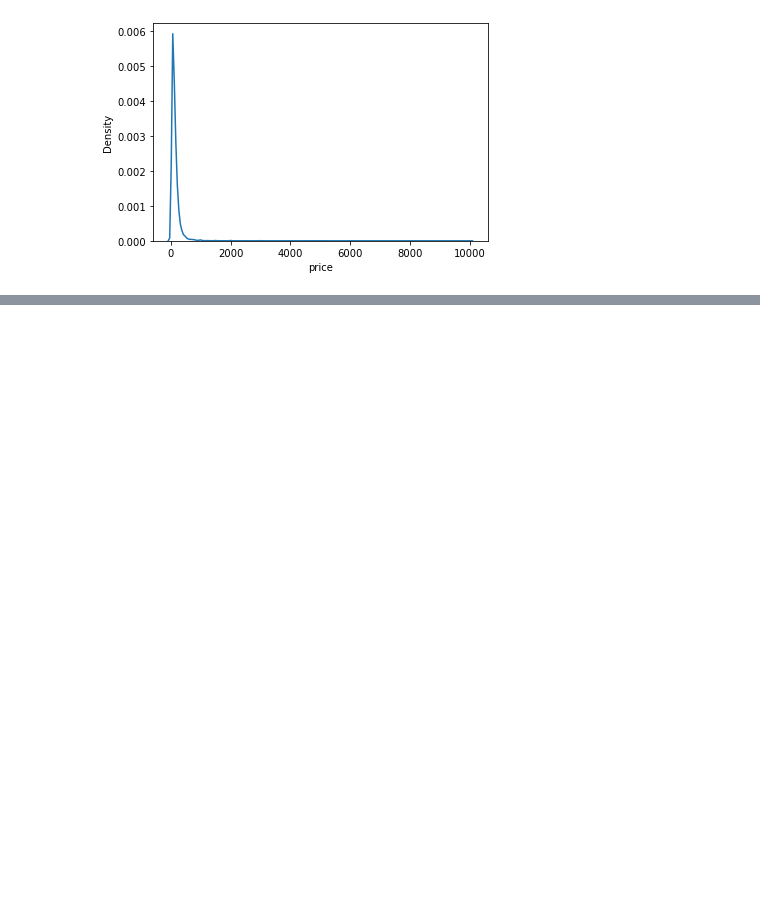
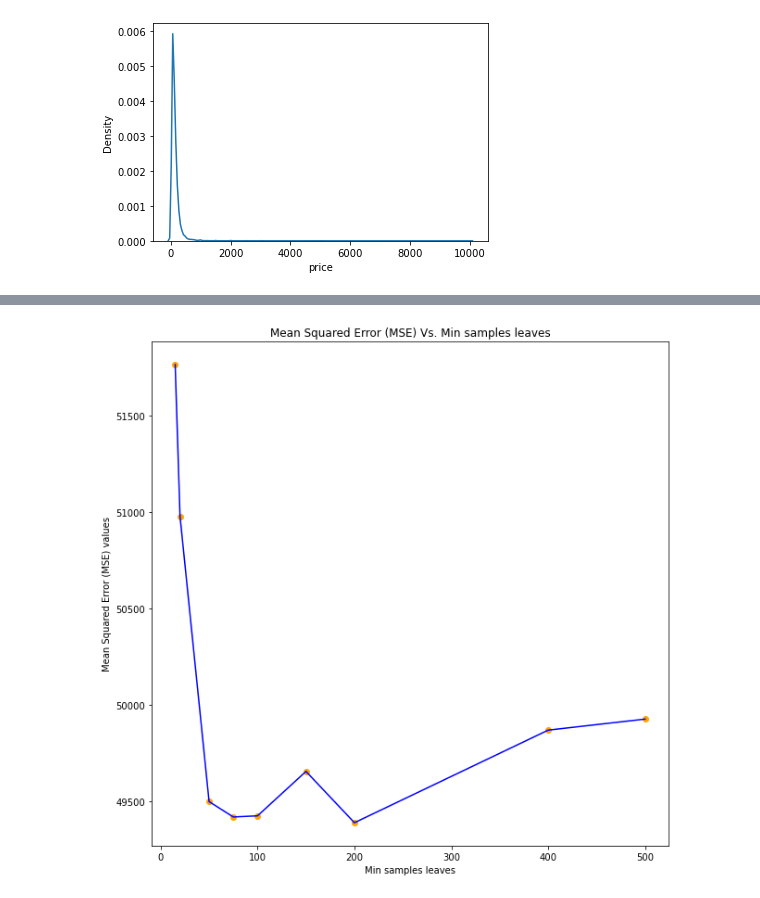
Before and after one commit to suhasmaddali/Airbnb-Home-Prices-Prediction, a Jupyter notebook: Airbnb Home Prices Prediction Project.ipynb, the cells around one changed output, grey strips where cells are left out. Cells and saved outputs as stored; diff of their text form; code cells hidden in the pictures; blank space fills up the shorter version.

```diff
--- a/Airbnb Home Prices Prediction Project.ipynb
+++ b/Airbnb Home Prices Prediction Project.ipynb
@@ -697,0 +660,18 @@ mean_absolute_error(y_predictions, y_test)
+# %%
+min_samples_leaf_values = [15, 20, 50, 75, 100, 150, 200, 400, 500]
+MSE_values = []
+cv = 10
+for min_samples_leaf in tqdm(min_samples_leaf_values):
+    model = DecisionTreeRegressor(min_samples_leaf = min_samples_leaf, random_state = 101)
+    cross_validation_scores = -cross_val_score(model, X_train_scaled, y_train, cv = cv, scoring = 'neg_mean_squared_error').mean()
+    MSE_values.append(cross_validation_scores)
+# %%
+plt.figure(figsize = (10, 10))
+sns.lineplot(x = min_samples_leaf_values, y = MSE_values, color = 'blue')
+plt.scatter(x = min_samples_leaf_values, y = MSE_values, color = 'orange')
+plt.xlabel("Min samples leaves")
+plt.ylabel("Mean Squared Error (MSE) values")
+plt.title("Mean Squared Error (MSE) Vs. Min samples leaves")
+plt.show()
+# %% [output]
+[figure, added]
```
Also changed, not shown: parts of 64 cells of this notebook.
